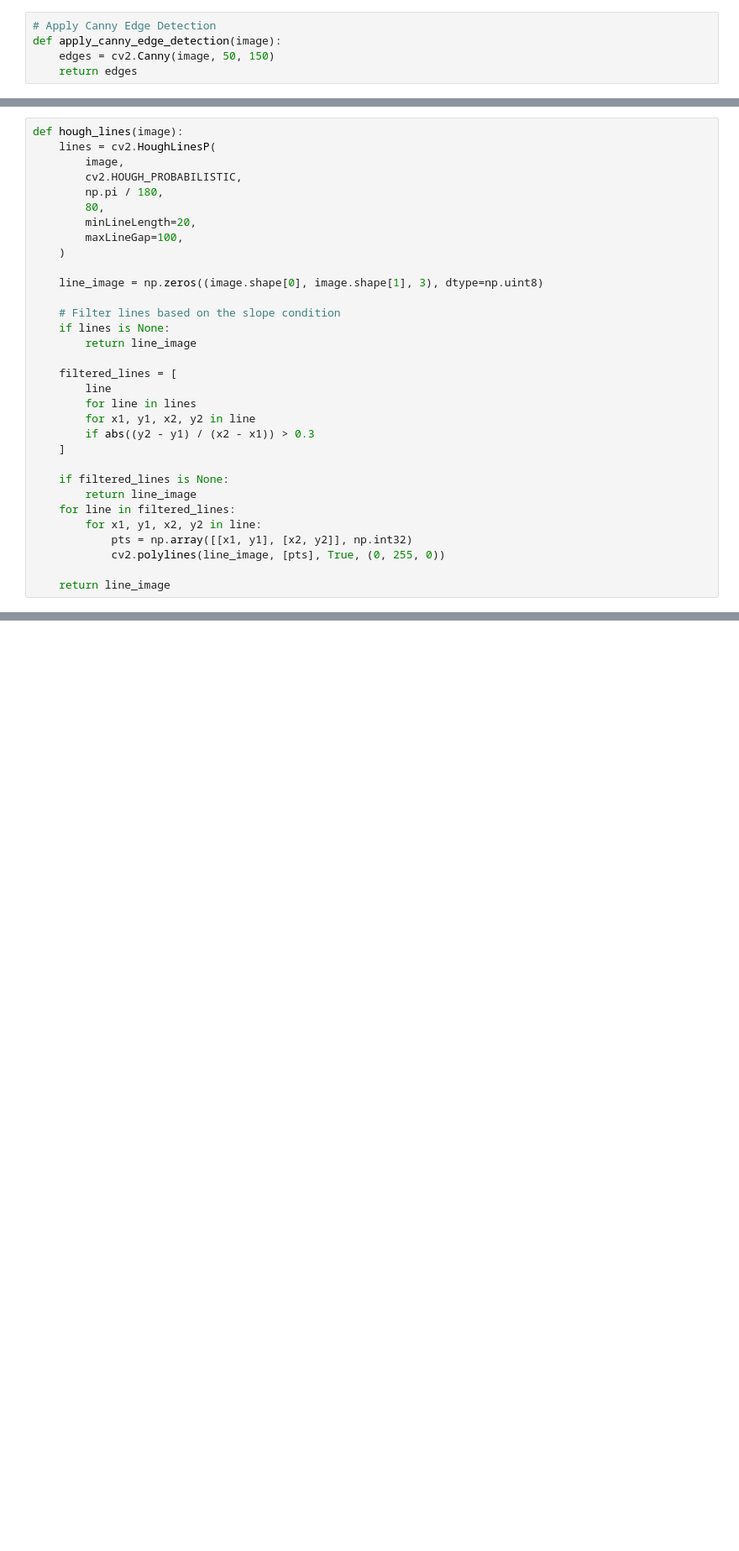
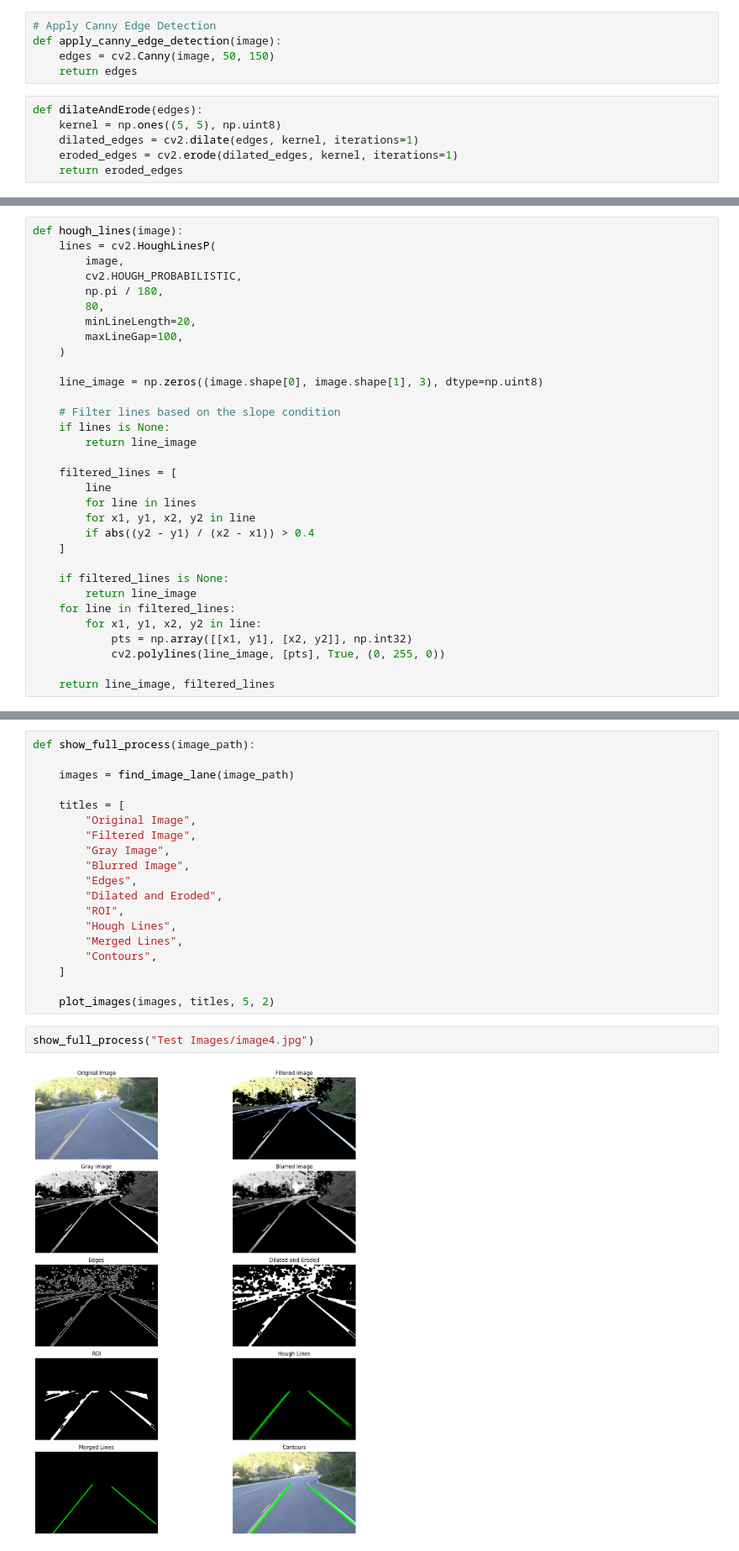
Before and after one commit to huzi0906/lane-detection-opencv, a Jupyter notebook: LaneDetection_OpenCV.ipynb, the cells around one changed output, grey strips where cells are left out. Shown at 84% size. Saved outputs shown, nothing was run; the diff lists cells and outputs as text; blank space fills up the shorter version.

Commit message:
Add dilation/erosion and similar lane merging

```diff
--- a/LaneDetection_OpenCV.ipynb
+++ b/LaneDetection_OpenCV.ipynb
@@ -60,6 +60,12 @@ def apply_gaussian_blur(image):
 def apply_canny_edge_detection(image):
     edges = cv2.Canny(image, 50, 150)
     return edges
+# %%
+def dilateAndErode(edges):
+    kernel = np.ones((5, 5), np.uint8)
+    dilated_edges = cv2.dilate(edges, kernel, iterations=1)
+    eroded_edges = cv2.erode(dilated_edges, kernel, iterations=1)
+    return eroded_edges
 # %%
 def region_of_interest(img):
     """
@@ -107,7 +113,7 @@ def hough_lines(image):
         line
         for line in lines
         for x1, y1, x2, y2 in line
-        if abs((y2 - y1) / (x2 - x1)) > 0.3
+        if abs((y2 - y1) / (x2 - x1)) > 0.4
     ]
 
     if filtered_lines is None:
@@ -117,4 +123,4 @@ def hough_lines(image):
             pts = np.array([[x1, y1], [x2, y2]], np.int32)
             cv2.polylines(line_image, [pts], True, (0, 255, 0))
 
-    return line_image
+    return line_image, filtered_lines
@@ -184,3 +239,26 @@ def find_image_lane(image_path):
+# %%
+def show_full_process(image_path):
+
+    images = find_image_lane(image_path)
+
+    titles = [
+        "Original Image",
+        "Filtered Image",
+        "Gray Image",
+        "Blurred Image",
+        "Edges",
+        "Dilated and Eroded",
+        "ROI",
+        "Hough Lines",
+        "Merged Lines",
+        "Contours",
+    ]
+
+    plot_images(images, titles, 5, 2)
+# %%
+show_full_process("Test Images/image4.jpg")
+# %% [output]
+[figure, added]
 # %%
 def detect_image_lanes():
     images = ["image1.jpeg", "image2.jpeg", "image3.jpeg", "image4.jpg", "image5.jpg", "image6.jpg", "image7.jpg", "image8.jpg", "image9.jpg", "image10.jpg"]
```
Also changed, not shown: parts of 5 cells of this notebook.
